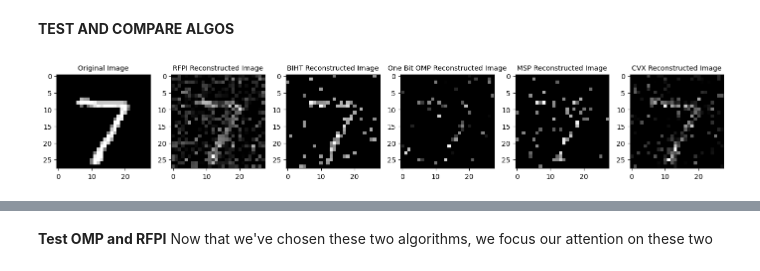
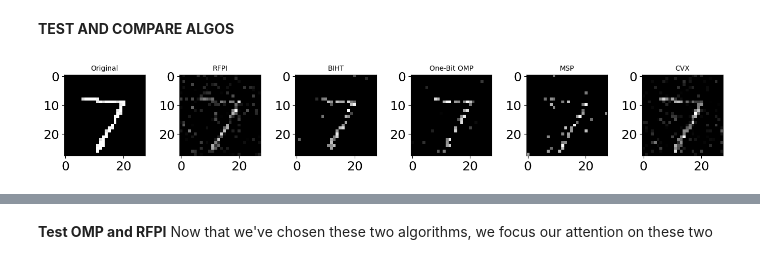
Before and after one commit to josephine-king/EE4740_ImageCompression, a Jupyter notebook: image_compression.ipynb, the cells around one changed output, grey strips where cells are left out. Cells and saved outputs as stored; diff of their text form; code cells hidden in the pictures.

```diff
--- a/image_compression.ipynb
+++ b/image_compression.ipynb
@@ -437,58 +470,69 @@ def gen_algo_plots(algo, data, measurement_dims, step_size, lamda, sparsity, kno
 # %% [markdown]
 **TEST AND COMPARE ALGOS**
 # %%
-meas_matrix_dims = [25,50,100,200,300,400,400]
+meas_matrix_dims = [25,50,200,500]
 num_img = 1
 data = import_mnist_data(num_img)
 sparse_data = sparsify_data(data, 220)
+# Set the randomization seed for consistency
+np.random.seed(num_img)
 
-cosine_sim_omp, mses_omp, wrong_coeffs_omp, curr_data, estimate_omp, convergence_omp = test_algo("one_bit_omp", num_img, sparse_data, meas_matrix_dims, 1e-5, 0.1, 80, True, 1e-3, 1000)
-cosine_sim_rfpi, mses_rfpi, wrong_coeffs_rfpi, curr_data, estimate_rfpi, convergence_rfpi = test_algo("rfpi", num_img, sparse_data, meas_matrix_dims, 1e-4, 10, 0, False, 1e-5, 10000)
-cosine_sim_biht, mses_biht, wrong_coeffs_biht, curr_data, estimate_biht, convergence_biht = test_algo("biht", num_img, sparse_data, meas_matrix_dims, 1e-5, 0.1, 80, True, 1e-3, 1000)
-cosine_sim_msp, mses_msp, wrong_coeffs_msp, curr_data, estimate_msp, convergence_msp = test_algo("msp", num_img, sparse_data, meas_matrix_dims, 1e-5, 0.1, 80, True, 1e-3, 1000)
-cosine_sim_cvx, mses_cvx, wrong_coeffs_cvx, curr_data, estimate_cvx, convergence_cvx = test_algo("inbuilt_solver", num_img, sparse_data, meas_matrix_dims, 1e-5, 0.1, 80, True, 1e-3, 1000)
+cosine_sim_omp, mses_omp, missed_coeffs_omp, misided_coeffs_omp, curr_data, estimate_omp, convergence_omp, time_omp = test_algo("one_bit_omp", num_img, sparse_data, meas_matrix_dims, 1e-5, 0.1, 80, True, 1e-7, 1000)
+cosine_sim_rfpi, mses_rfpi, missed_coeffs_rfpi, misided_coeffs_rfpi, curr_data, estimate_rfpi, convergence_rfpi, time_rfpi = test_algo("rfpi", num_img, sparse_data, meas_matrix_dims, 1e-5, 0.2, 0, False, 1e-4, 1000)
+cosine_sim_biht, mses_biht, missed_coeffs_biht, misided_coeffs_biht, curr_data, estimate_biht, convergence_biht, time_biht = test_algo("biht", num_img, sparse_data, meas_matrix_dims, 1e-5, 0.1, 80, True, 1e-7, 1000)
+cosine_sim_msp, mses_msp, missed_coeffs_msp, misided_coeffs_msp, curr_data, estimate_msp, convergence_msp, time_msp = test_algo("msp", num_img, sparse_data, meas_matrix_dims, 1e-5, 0.1, 80, True, 1e-3, 1000)
+cosine_sim_cvx, mses_cvx, missed_coeffs_cvx, misided_coeffs_cvx, curr_data, estimate_cvx, convergence_cvx, time_cvx = test_algo("inbuilt_solver", num_img, sparse_data, meas_matrix_dims, 1e-5, 0.1, 80, True, 1e-3, 1000)
 
-plot_algos([curr_data, estimate_rfpi, estimate_biht, estimate_omp, estimate_msp, estimate_cvx], ["Original Image", "RFPI Reconstructed Image", "BIHT Reconstructed Image", "One Bit OMP Reconstructed Image", "MSP Reconstructed Image", "CVX Reconstructed Image"])
+plot_algos([curr_data, estimate_rfpi, estimate_biht, estimate_omp, estimate_msp, estimate_cvx], ["Original", "RFPI", "BIHT", "One-Bit OMP", "MSP", "CVX"])
 
-fig, axs = plt.subplots(1, 3)
+fig, axs = plt.subplots(1, 2)
 fig.set_figwidth(16)
 axs[0].plot(meas_matrix_dims, cosine_sim_rfpi)
 axs[0].plot(meas_matrix_dims, cosine_sim_biht)
 axs[0].plot(meas_matrix_dims,cosine_sim_omp)
 axs[0].plot(meas_matrix_dims,cosine_sim_msp)
 axs[0].set_title("Cosine Similarity")
 axs[0].set_xlabel("Number of measurements")
 axs[0].set_ylabel("Cosine Similarity")
 axs[0].legend(["RFPI", "BIHT","OMP","MSP"])
-axs[1].plot(meas_matrix_dims, wrong_coeffs_rfpi)
-axs[1].plot(meas_matrix_dims, wrong_coeffs_biht)
-axs[1].plot(meas_matrix_dims,wrong_coeffs_omp)
-axs[1].plot(meas_matrix_dims,wrong_coeffs_msp)
-axs[1].set_title("Number of Wrong Coefficients")
+axs[1].plot(meas_matrix_dims, mses_rfpi)
+axs[1].plot(meas_matrix_dims, mses_biht)
+axs[1].plot(meas_matrix_dims,mses_omp)
+axs[1].plot(meas_matrix_dims,mses_msp)
+axs[1].set_title("MSE")
 axs[1].set_xlabel("Number of measurements")
-axs[1].set_ylabel("Hamming error")
+axs[1].set_ylabel("Mean Squared Error")
 axs[1].legend(["RFPI", "BIHT","OMP","MSP"])
-axs[2].plot(meas_matrix_dims, mses_rfpi)
-axs[2].plot(meas_matrix_dims, mses_biht)
-axs[2].plot(meas_matrix_dims,mses_omp)
-axs[2].plot(meas_matrix_dims,mses_msp)
-axs[2].set_title("MSE")
-axs[2].set_xlabel("Number of measurements")
-axs[2].set_ylabel("Mean Squared Error")
-axs[2].legend(["RFPI", "BIHT","OMP","MSP"])
+
+fig, axs = plt.subplots(1, 2)
+fig.set_figwidth(16)
+axs[0].plot(meas_matrix_dims, missed_coeffs_rfpi)
+axs[0].plot(meas_matrix_dims, missed_coeffs_biht)
+axs[0].plot(meas_matrix_dims, missed_coeffs_omp)
+axs[0].plot(meas_matrix_dims, missed_coeffs_msp)
+axs[0].set_title("Fraction of Missed Coefficients")
+axs[0].set_xlabel("Fraction of measurements")
+axs[0].set_ylabel("Fraction of missed coefficients")
+axs[0].legend(["RFPI", "BIHT","OMP","MSP"])
+axs[1].plot(meas_matrix_dims, misided_coeffs_rfpi)
+axs[1].plot(meas_matrix_dims, misided_coeffs_biht)
+axs[1].plot(meas_matrix_dims, misided_coeffs_omp)
+axs[1].plot(meas_matrix_dims, misided_coeffs_msp)
+axs[1].set_title("Fraction of Misidentified Coefficients")
+axs[1].set_xlabel("Fraction of measurements")
+axs[1].set_ylabel("Fraction of misidentified coefficients")
+axs[1].legend(["RFPI", "BIHT","OMP","MSP"])
 plt.show()
 
-plt.figure(figsize=(6, 4))
-plt.semilogy(convergence_rfpi)
-plt.semilogy(convergence_biht)
-plt.semilogy(convergence_omp)
-plt.semilogy(convergence_msp)
-plt.xlabel("Iteration")
-plt.ylabel("Change in estimate")
-plt.title("Convergence")
-plt.legend(["RFPI", "BIHT","OMP", "MSP"])
-plt.grid(True)
-plt.tight_layout()
-plt.show()
+fig, axs = plt.subplots(1, 1)
+fig.set_figwidth(10)
+axs.plot(meas_matrix_dims, time_rfpi)
+axs.plot(meas_matrix_dims, time_biht)
+axs.plot(meas_matrix_dims, time_omp)
+axs.plot(meas_matrix_dims, time_msp)
+axs.set_title("Average Reconstruction Time")
+axs.set_xlabel("Number of measurements")
+axs.set_ylabel("Reconstruction Time (s)")
+axs.legend(["RFPI", "BIHT","OMP","MSP"])
 # %% [output]
-[figure, old version]
+[figure, new version]
```
Also changed, not shown: parts of 11 cells of this notebook.
